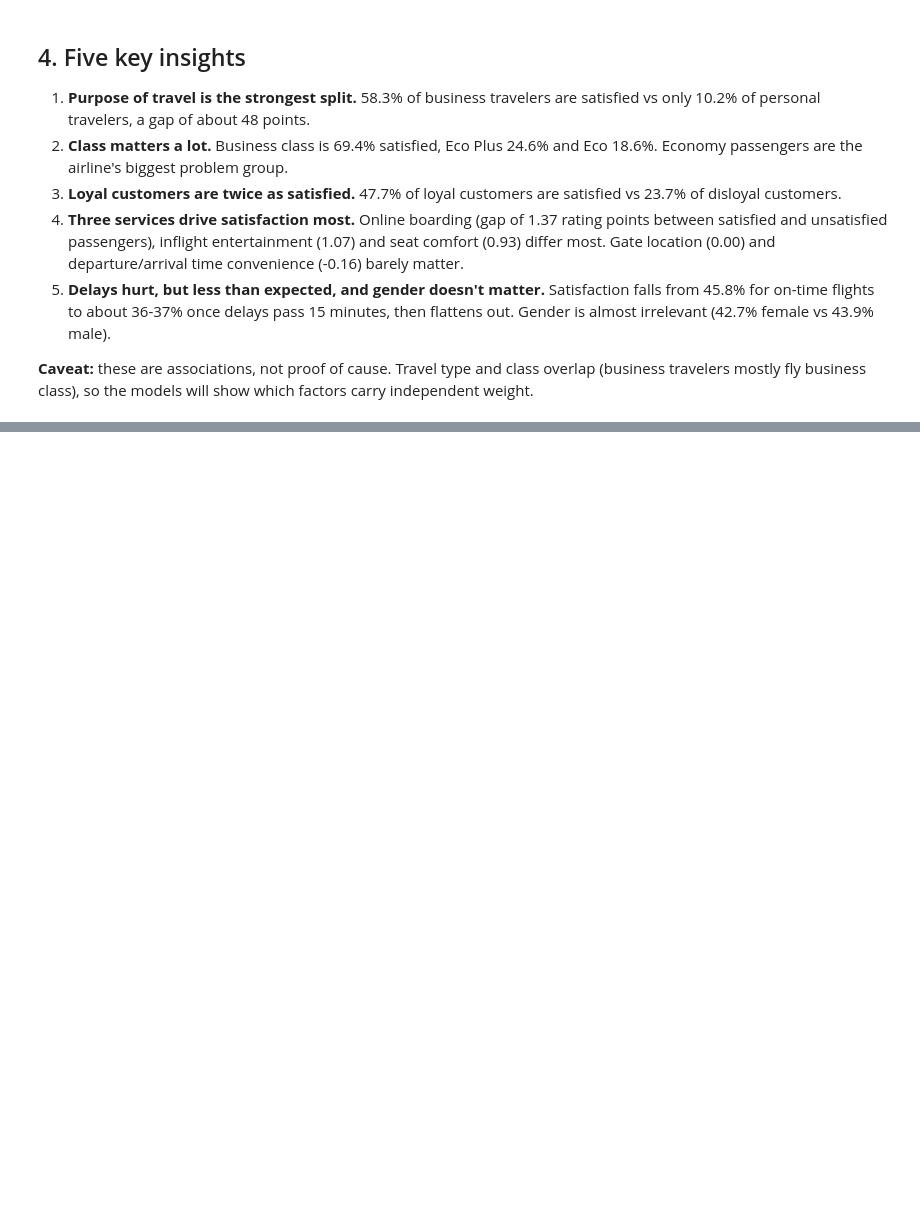
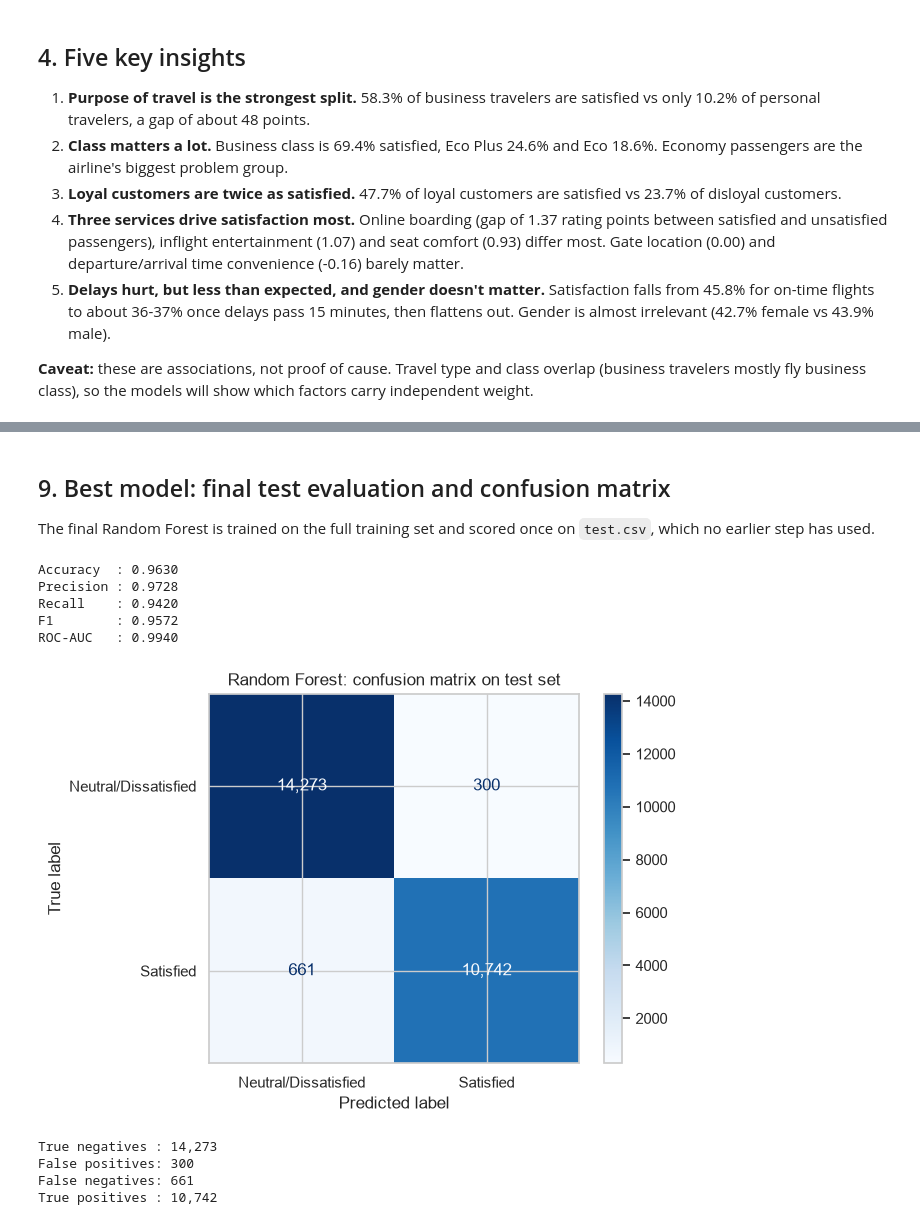
Before and after one commit to yashvardhanshah/airline-classification, a Jupyter notebook: notebooks/01_eda.ipynb, the cells around one changed output, grey strips where cells are left out. Drawn from its saved outputs; the diff is of its cells as text; code cells hidden in the pictures; blank space fills up the shorter version.

```diff
--- a/notebooks/01_eda.ipynb
+++ b/notebooks/01_eda.ipynb
@@ -250,0 +387,10 @@ Missing Arrival Delay: 310
+# %%
+y_train = (train_f["satisfaction"] == "satisfied").astype(int)
+y_test = (test_f["satisfaction"] == "satisfied").astype(int)
+
+X_train = train_f.drop(columns="satisfaction")
+X_test = test_f.drop(columns="satisfaction")
+
+print("Number of features:", X_train.shape[1])
+print("X_train:", X_train.shape, "| X_test:", X_test.shape)
+print("Same columns in train and test:", list(X_train.columns) == list(X_test.columns))
@@ -250,0 +591,43 @@ Missing Arrival Delay: 310
+# %% [markdown]
+## 9. Best model: final test evaluation and confusion matrix
+
+The final Random Forest is trained on the full training set and scored once on `test.csv`, which no earlier step has used.
+# %%
+best_model = RandomForestClassifier(n_estimators=200, random_state=RANDOM_STATE, n_jobs=-1)
+best_model.fit(X_train, y_train)
+
+test_pred = best_model.predict(X_test)
+test_proba = best_model.predict_proba(X_test)[:, 1]
+
+print(f"Accuracy  : {accuracy_score(y_test, test_pred):.4f}")
+print(f"Precision : {precision_score(y_test, test_pred):.4f}")
+print(f"Recall    : {recall_score(y_test, test_pred):.4f}")
+print(f"F1        : {f1_score(y_test, test_pred):.4f}")
+print(f"ROC-AUC   : {roc_auc_score(y_test, test_proba):.4f}")
+# %% [output]
+Accuracy  : 0.9630
+Precision : 0.9728
+Recall    : 0.9420
+F1        : 0.9572
+ROC-AUC   : 0.9940
+# %%
+from sklearn.metrics import confusion_matrix, ConfusionMatrixDisplay
+
+cm = confusion_matrix(y_test, test_pred)
+labels = ["Neutral/Dissatisfied", "Satisfied"]
+
+ConfusionMatrixDisplay(cm, display_labels=labels).plot(cmap="Blues", values_format=",d")
+plt.title("Random Forest: confusion matrix on test set")
+plt.show()
+
+tn, fp, fn, tp = cm.ravel()
+print(f"True negatives : {tn:,}")
+print(f"False positives: {fp:,}")
+print(f"False negatives: {fn:,}")
+print(f"True positives : {tp:,}")
+# %% [output]
+[figure, added]
+True negatives : 14,273
+False positives: 300
+False negatives: 661
+True positives : 10,742
```
Also changed, not shown: parts of 36 cells of this notebook.
